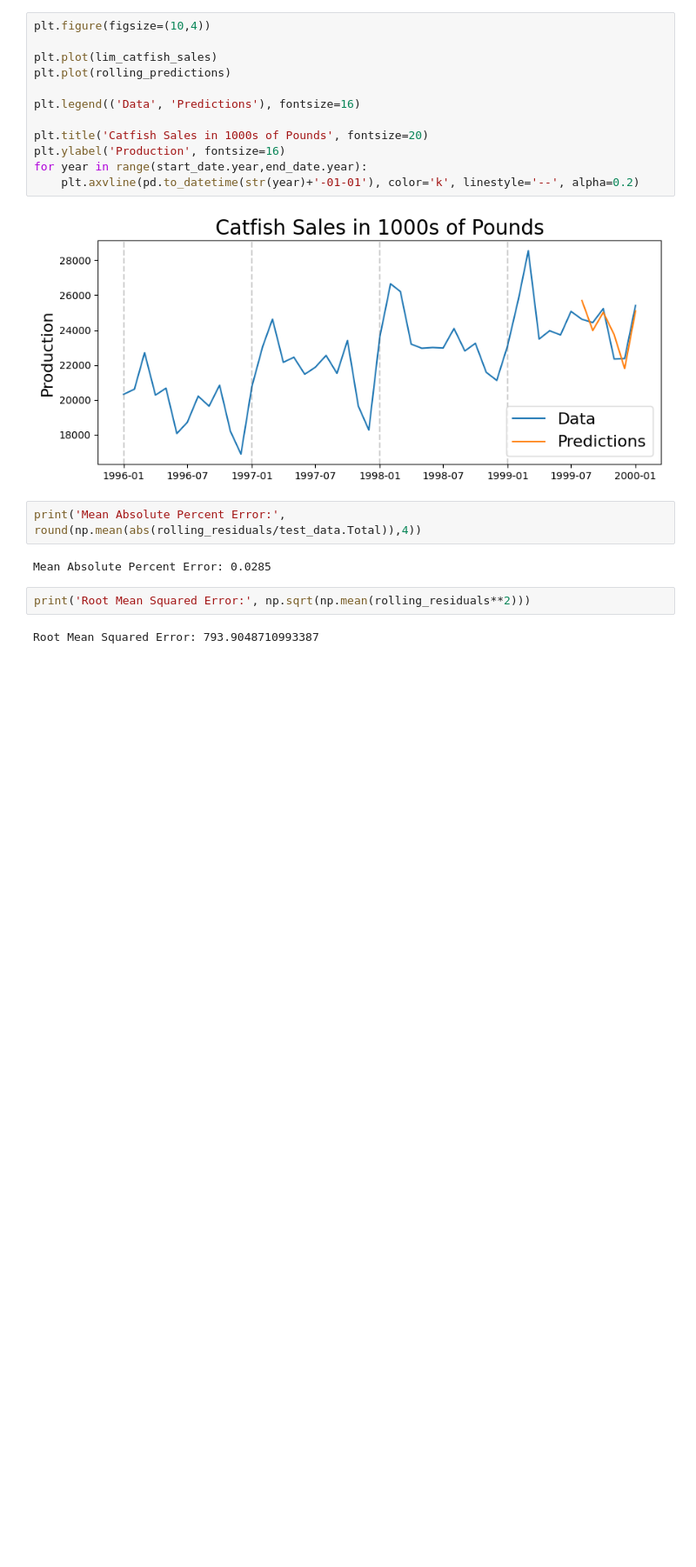
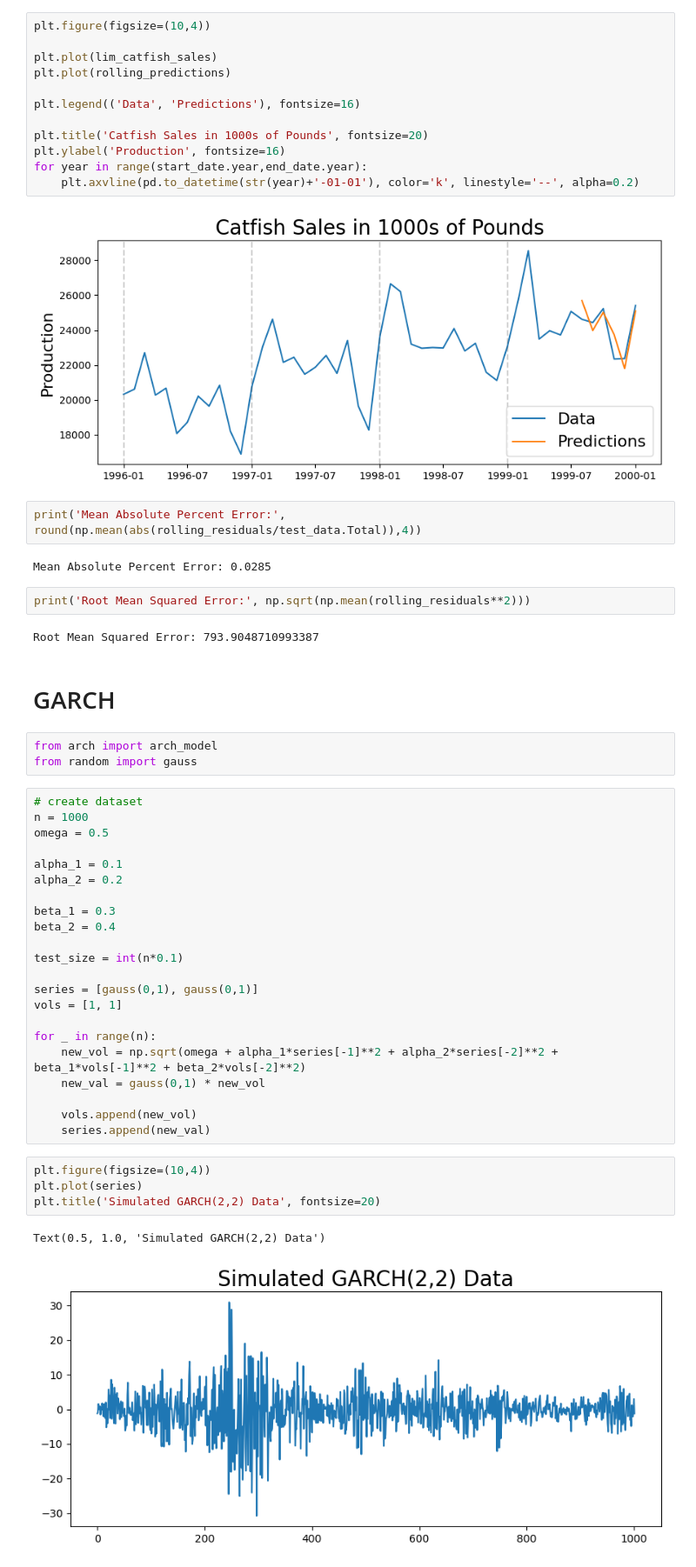
Before and after one commit to crsdvaibhav/notes, a Jupyter notebook: finance/time-series/time-series-1.ipynb, the cells around one changed output. Shown at 87% size. Saved outputs shown, nothing was run; the diff lists cells and outputs as text; blank space fills up the shorter version.

```diff
--- a/finance/time-series/time-series-1.ipynb
+++ b/finance/time-series/time-series-1.ipynb
@@ -870,3 +897,37 @@ Mean Absolute Percent Error: 0.0285
 print('Root Mean Squared Error:', np.sqrt(np.mean(rolling_residuals**2)))
 # %% [output]
 Root Mean Squared Error: 793.9048710993387
+# %% [markdown]
+# GARCH
+# %%
+from arch import arch_model
+from random import gauss
+# %%
+# create dataset
+n = 1000
+omega = 0.5
+
+alpha_1 = 0.1
+alpha_2 = 0.2
+
+beta_1 = 0.3
+beta_2 = 0.4
+
+test_size = int(n*0.1)
+
+series = [gauss(0,1), gauss(0,1)]
+vols = [1, 1]
+
+for _ in range(n):
+    new_vol = np.sqrt(omega + alpha_1*series[-1]**2 + alpha_2*series[-2]**2 + beta_1*vols[-1]**2 + beta_2*vols[-2]**2)
+    new_val = gauss(0,1) * new_vol
+
+    vols.append(new_vol)
+    series.append(new_val)
+# %%
+plt.figure(figsize=(10,4))
+plt.plot(series)
+plt.title('Simulated GARCH(2,2) Data', fontsize=20)
+# %% [output]
+Text(0.5, 1.0, 'Simulated GARCH(2,2) Data')
+[figure, added]
```
Also changed, not shown: parts of 36 cells of this notebook, 1 other file.
